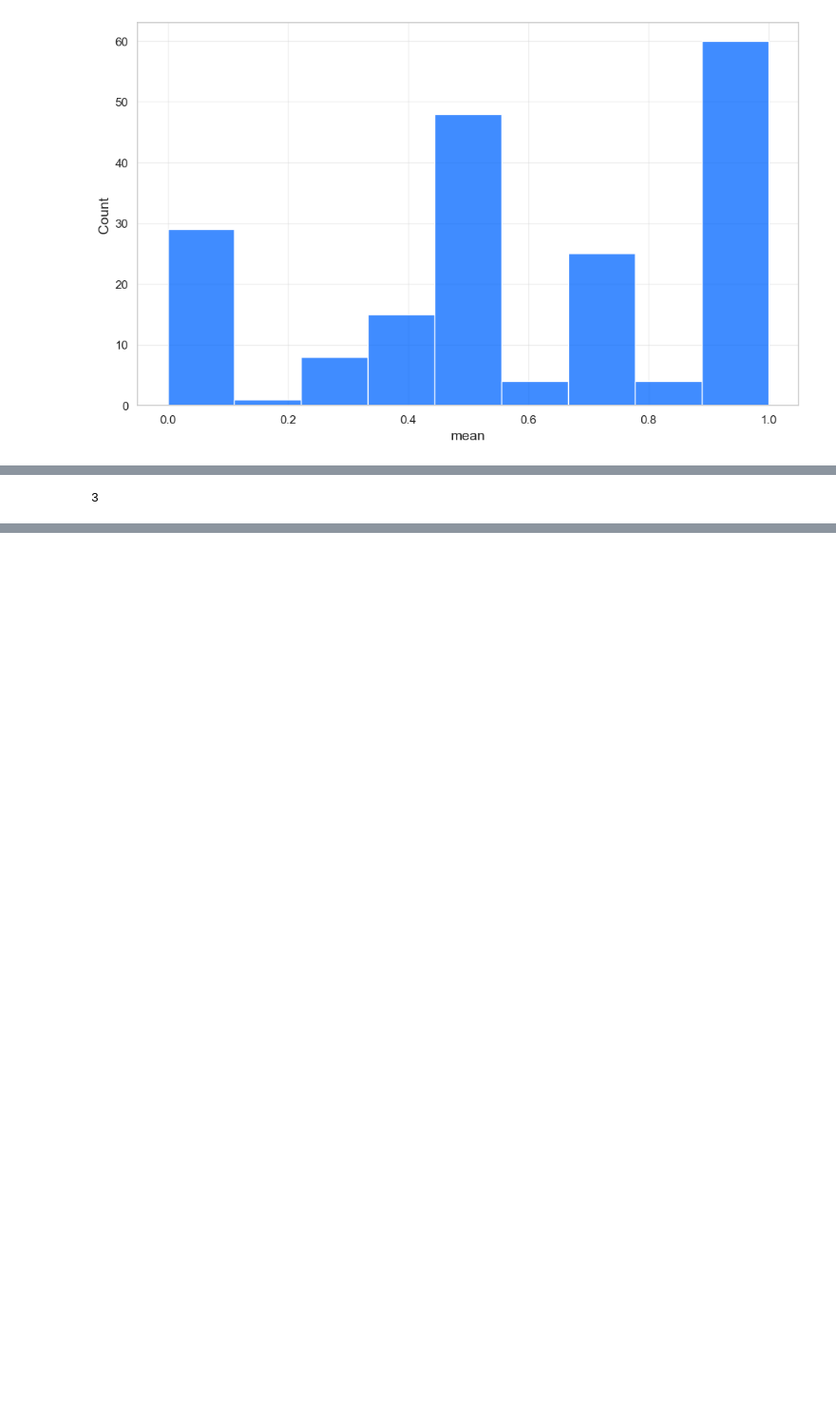
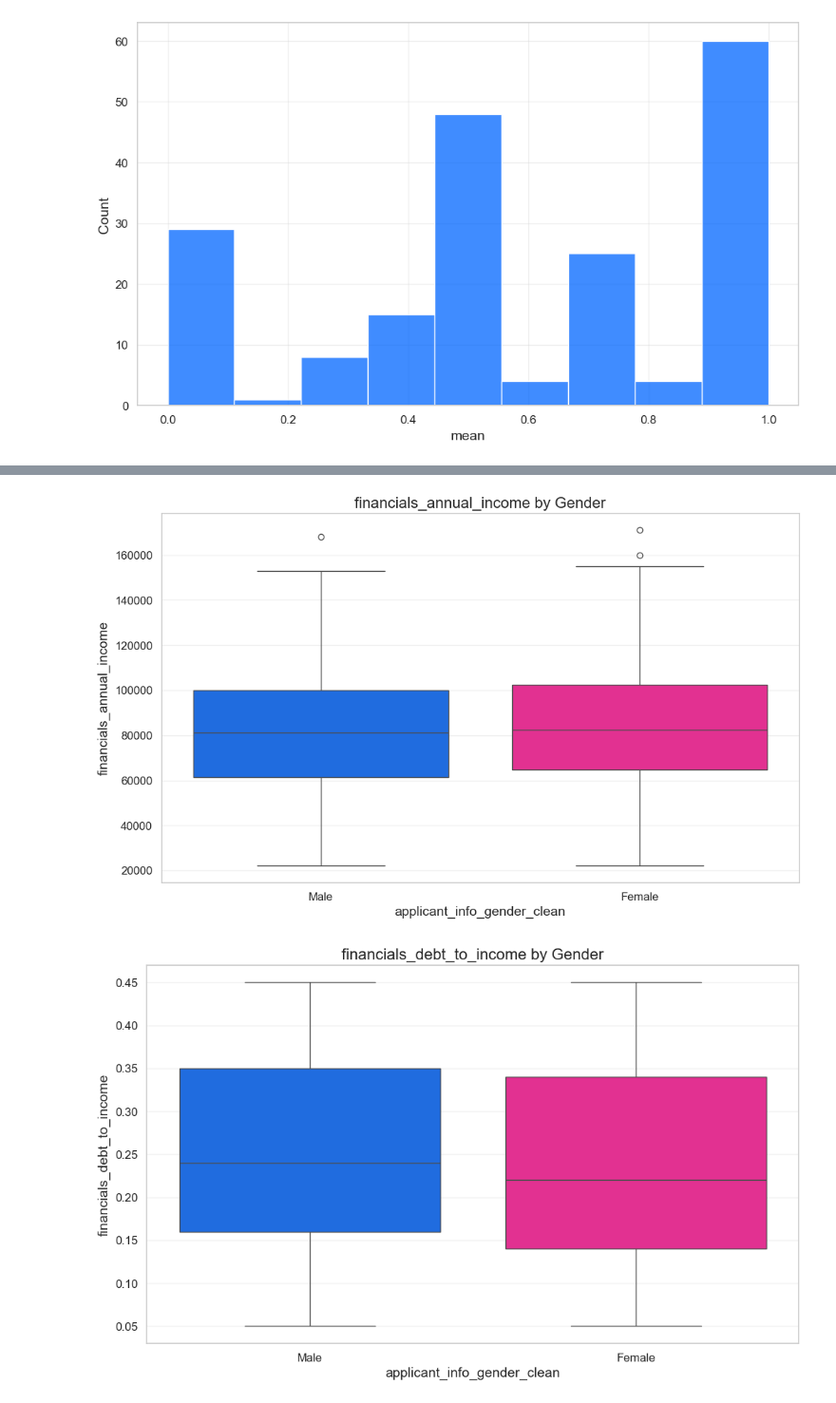
Before and after one commit to RubenVet9938/dego-project-team8, a Jupyter notebook: notebooks/02-bias-analysis.ipynb, the cells around one changed output, grey strips where cells are left out. Shown at 95% size. Drawn from its saved outputs; the diff is of its cells as text; code cells hidden in the pictures; blank space fills up the shorter version.

```diff
--- a/notebooks/02-bias-analysis.ipynb
+++ b/notebooks/02-bias-analysis.ipynb
@@ -369,4 +403,26 @@ Length: 495, dtype: int64
 # %%
-len(zip_code_short.unique())
+#check if men and women differ in financial profiles
+financial_cols = [
+    "financials_annual_income",
+    "financials_debt_to_income",
+    "financials_credit_history_months",
+    "financials_savings_balance"
+]
+
+summary = df.groupby("applicant_info_gender_clean")[financial_cols].mean()
+
+display(summary)
+for col in financial_cols:
+
+    plt.figure()
+
+    sns.boxplot(
+        data=df,
+        x="applicant_info_gender_clean",
+        y=col,
+        hue='applicant_info_gender_clean',
+    )
+
+    plt.title(f"{col} by Gender")
+    plt.show()
 # %% [output]
-3
@@ -372,0 +433,2 @@ len(zip_code_short.unique())
+[figure, added]
+[figure, added]
```
Also changed, not shown: parts of 8 cells of this notebook.
